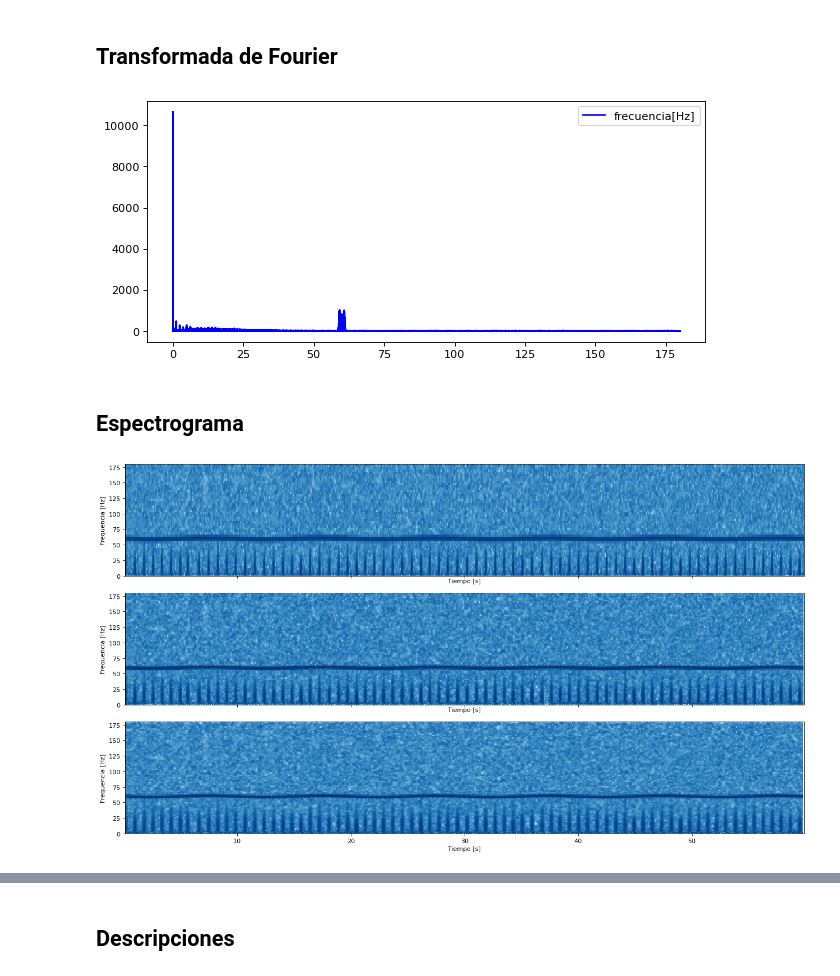
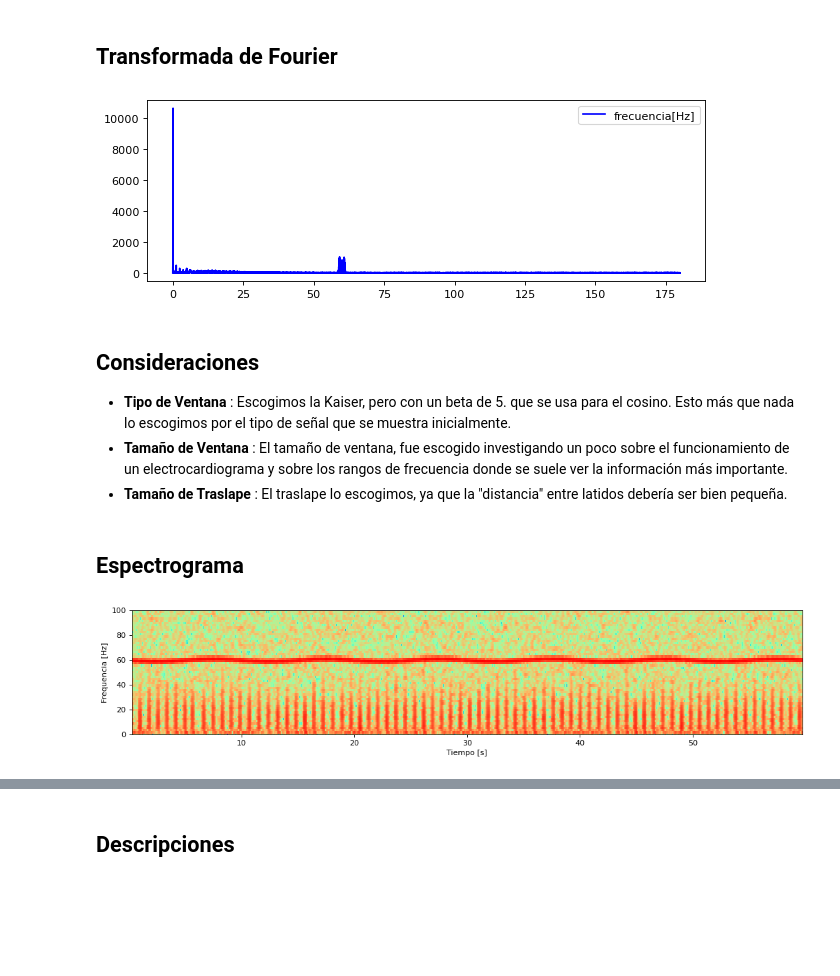
Before and after one commit to WildBenito/FiltroDeSe-ales, a Jupyter notebook: tarea2_info183.ipynb, the cells around one changed output, grey strips where cells are left out. Drawn from its saved outputs; the diff is of its cells as text; code cells hidden in the pictures; blank space fills up the shorter version.

```diff
--- a/tarea2_info183.ipynb
+++ b/tarea2_info183.ipynb
@@ -90,27 +100,33 @@ Loading BokehJS ...
 # %%
 N = len(data)
 
 fr = sfft.rfftfreq(n=N, d=1./Fs)
 S = np.absolute(sfft.rfft(data))
 
-plt.figure(figsize=(9,4))
+plt.figure(figsize=(9,3))
 plt.plot(fr, S, 'b-')
 plt.legend(('frecuencia[Hz]', 'S'))
 plt.show()
 # %% [output]
-[figure, old version]
+[figure, new version]
+# %% [markdown]
+## Consideraciones
+
++ **Tipo de Ventana** : Escogimos la Kaiser, pero con un beta de 5. que se usa para el cosino. Esto más que nada lo escogimos por el tipo de señal que se muestra inicialmente.
++ **Tamaño de Ventana** : El tamaño de ventana, fue escogido investigando un poco sobre el funcionamiento de un electrocardiograma y sobre los rangos de frecuencia donde se suele ver la información más importante.
++ **Tamaño de Traslape** : El traslape lo escogimos, ya que la "distancia" entre latidos debería ser bien pequeña.
 # %% [markdown]
 ## Espectrograma
 # %%
 beta = 5. #que sea parecido a un coseno
-fig, axs = plt.subplots(3, 1, figsize=(16, 9), tight_layout=True, sharex=True, sharey=True)
+fig, axs = plt.subplots(1, 1, figsize=(13,3), tight_layout=True, sharex=True, sharey=True)
+Nw = 200
+#queremos probar en diferentes tamaños de ventana para sacar el valor que más nos sirve
 
-#queremos probar en diferentes tamaños de ventana para sacar el valor que más nos sirve
-for axs, Nw in zip(axs, [100, 150, 180]):
-    freqs, times, Sxx = scipy.signal.spectrogram(data, fs=Fs, window=('kaiser', beta), nperseg=Nw, noverlap=Nw//1.1)
-    axs.pcolormesh(times, freqs, np.log10(Sxx+1e-10), cmap=plt.cm.Blues, shading='auto');
-    axs.set_ylabel('Frequencia [Hz]');
-    axs.set_xlabel('Tiempo [s]');
-    axs.set_ylim([0, 180]);
+freqs, times, Sxx = scipy.signal.spectrogram(data, fs=Fs, window=('kaiser', beta), nperseg=Nw, noverlap=Nw//1.1)
+axs.pcolormesh(times, freqs, np.log10(Sxx+1e-10), cmap=plt.cm.rainbow, shading='auto');
+axs.set_ylabel('Frequencia [Hz]');
+axs.set_xlabel('Tiempo [s]');
+axs.set_ylim([0, 100]);
 # %% [output]
-[figure, old version]
+[figure, new version]
```
Also changed, not shown: parts of 43 cells of this notebook.
